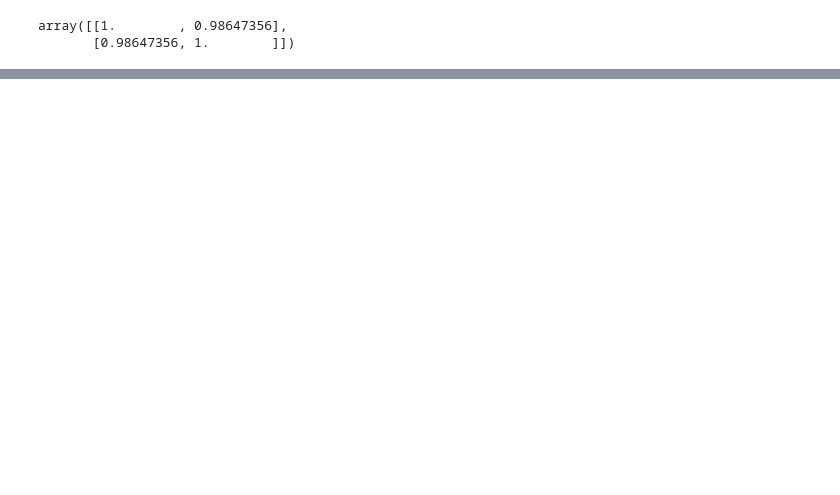
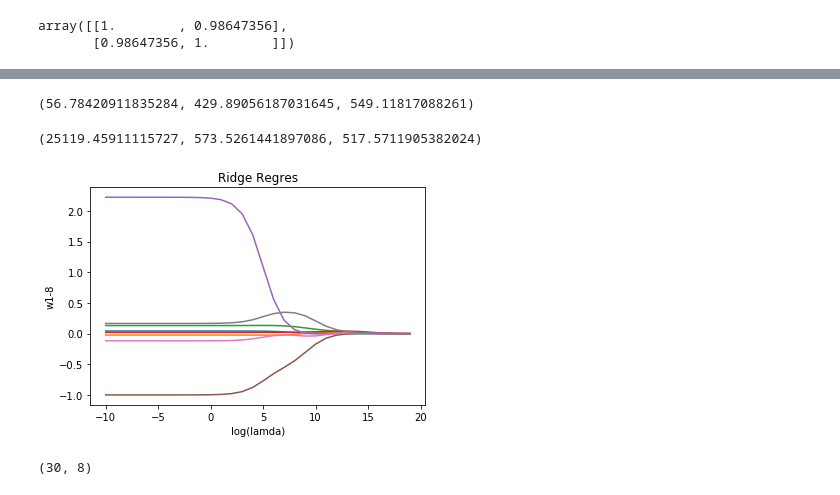
Before and after one commit to codefan/python-study, a Jupyter notebook: MLIA-note/ch08/regression.ipynb, the cells around one changed output, grey strips where cells are left out. Drawn from its saved outputs; the diff is of its cells as text; code cells hidden in the pictures; blank space fills up the shorter version.

Commit message:
add regression

```diff
--- a/MLIA-note/ch08/regression.ipynb
+++ b/MLIA-note/ch08/regression.ipynb
@@ -65,0 +109,57 @@ array([[1.        , 0.98647356],
+# %%
+abX,abY = loadDataSet("abalone.txt")
+# %%
+yHat01 = lwlrTest(abX[0:99],abX[0:99],abY[0:99],0.1)
+yHat1 = lwlrTest(abX[0:99],abX[0:99],abY[0:99],1)
+yHat10 = lwlrTest(abX[0:99],abX[0:99],abY[0:99],10)
+rssError(abY[0:99],yHat01.T),rssError(abY[0:99],yHat1.T),rssError(abY[0:99],yHat10.T)
+# %% [output]
+(56.78420911835284, 429.89056187031645, 549.11817088261)
+# %%
+yHat01 = lwlrTest(abX[100:199],abX[0:99],abY[0:99],0.1)
+yHat1 = lwlrTest(abX[100:199],abX[0:99],abY[0:99],1)
+yHat10 = lwlrTest(abX[100:199],abX[0:99],abY[0:99],10)
+rssError(abY[100:199],yHat01.T),rssError(abY[100:199],yHat1.T),rssError(abY[100:199],yHat10.T)
+# %% [output]
+(25119.45911115727, 573.5261441897086, 517.5711905382024)
+# %%
+def ridgeRegres(xMat,yMat,lam=0.2):
+    xTx = xMat.T*xMat
+    denom = xTx + np.eye(np.shape(xMat)[1])*lam
+    if np.linalg.det(denom) == 0.0:
+        print ("This matrix is singular, cannot do inverse")
+        return
+    ws = denom.I * (xMat.T*yMat)
+    return ws
+# %%
+def ridgeTest(xArr,yArr):
+    xMat = np.mat(xArr);
+    yMat=np.mat(yArr).T
+    yMean = np.mean(yMat,0)
+    yMat = yMat - yMean     #to eliminate X0 take mean off of Y
+    #regularize X's
+    xMeans = np.mean(xMat,0)   #calc mean then subtract it off
+    xVar = np.var(xMat,0)      #calc variance of Xi then divide by it
+    xMat = (xMat - xMeans)/xVar
+    numTestPts = 30
+    wMat = np.zeros((numTestPts,np.shape(xMat)[1]))
+    for i in range(numTestPts):
+        ws = ridgeRegres(xMat,yMat,np.exp(i-10))
+        wMat[i,:]=ws.T
+    return wMat
+# %%
+ridgeWeight = ridgeTest(abX,abY)
+# %%
+fig = plt.figure()
+ax = fig.add_subplot(111)
+ax.plot([i-10 for i in range(30)], ridgeWeight)
+plt.xlabel("log(lamda)")
+plt.ylabel("w1-8")
+plt.title("Ridge Regres")
+plt.show()
+# %% [output]
+[figure, added]
+# %%
+np.shape(ridgeWeight)
+# %% [output]
+(30, 8)
```
Also changed, not shown: parts of 10 cells of this notebook.
